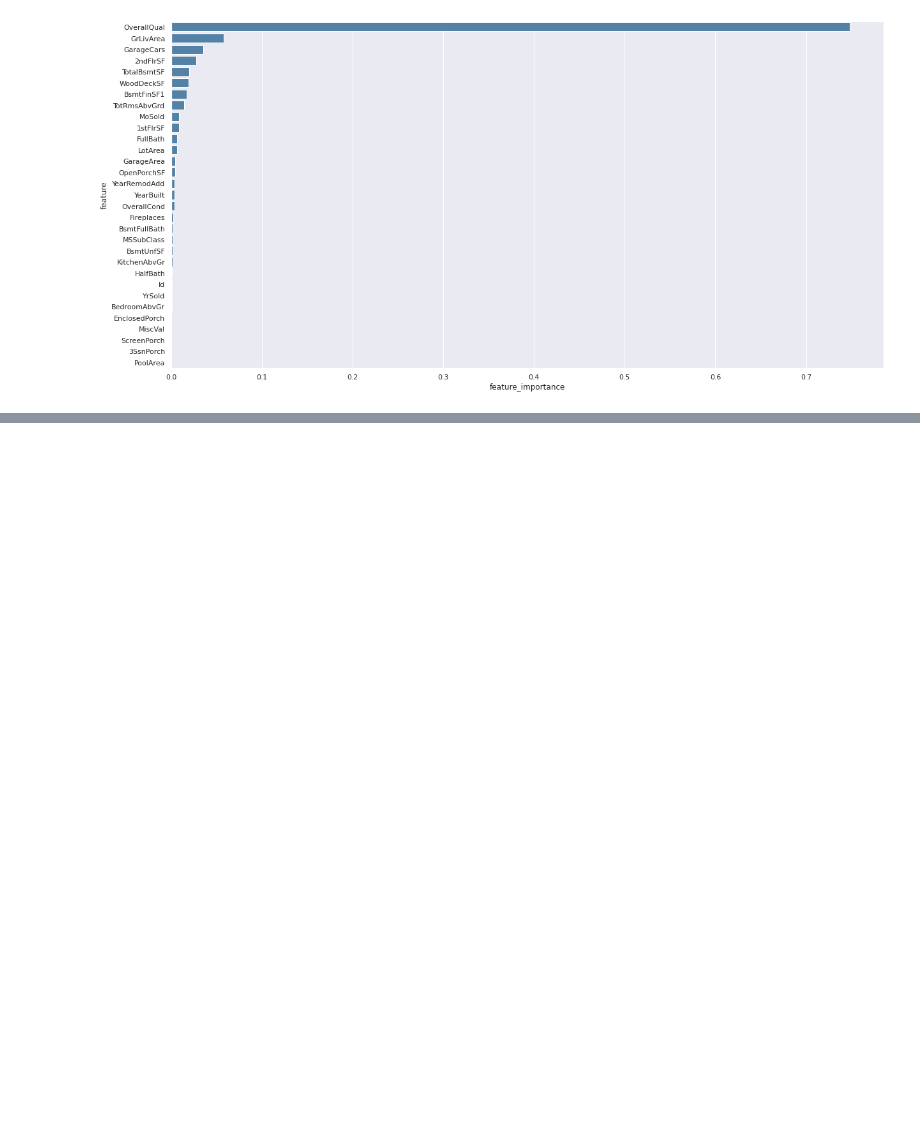
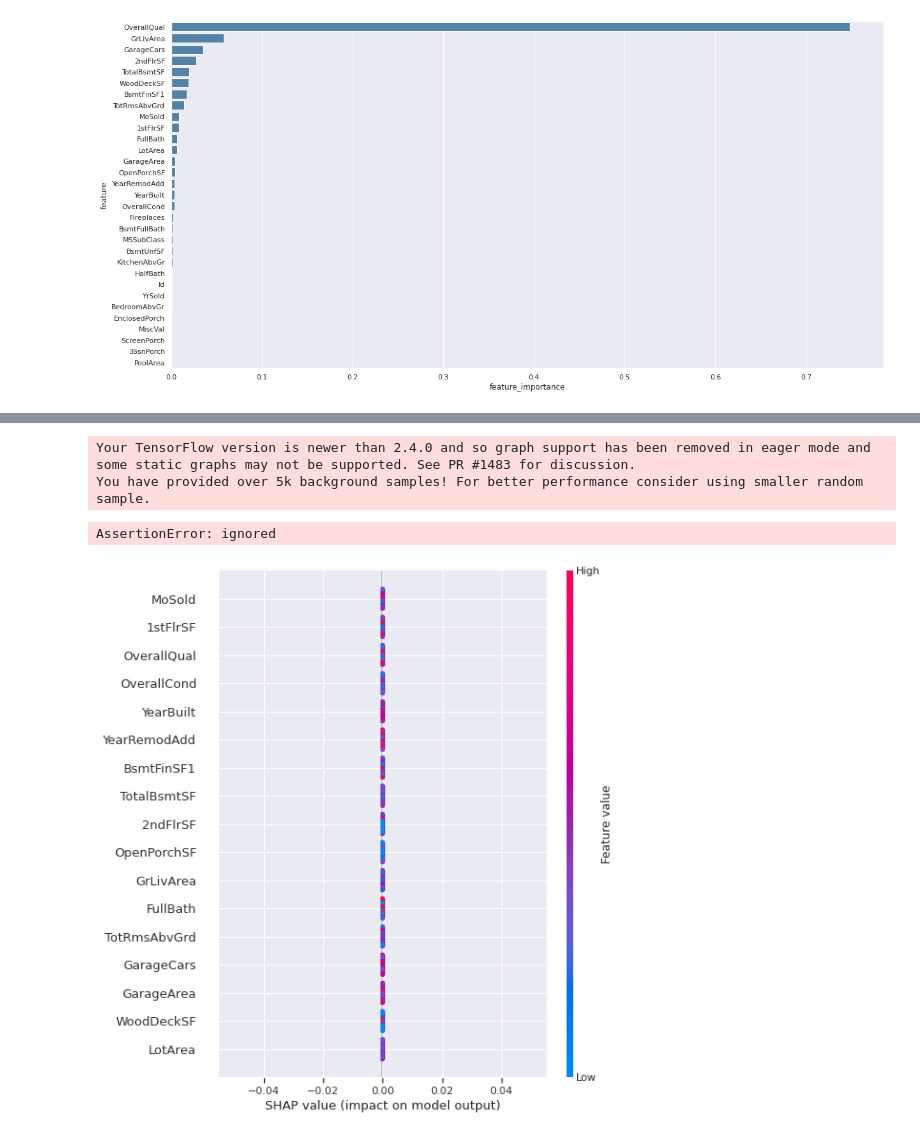
Before and after one commit to VascoBartolo/ML_project, a Jupyter notebook: ML_project.ipynb, the cells around one changed output, grey strips where cells are left out. Drawn from its saved outputs; the diff is of its cells as text; code cells hidden in the pictures; blank space fills up the shorter version.

```diff
--- a/ML_project.ipynb
+++ b/ML_project.ipynb
@@ -469,0 +661,20 @@ sns_feats = sns.barplot(x='feature_importance', y='feature', data=data_feat, ori
+# %%
+# Feature importance
+import shap
+
+# If there are too many samples in X_train, it will take a lot of computational resources to get the explainer.
+# We can sample data to use lesser data.
+# explainer = shap.DeepExplainer(model,  shap.sample(X_train,100))
+explainer = shap.DeepExplainer(model,  X_train)
+
+shap_values = explainer.shap_values(X_test)
+shap.summary_plot(shap_values, X_test, feature_names=x.columns)
+#Ignore warnings for now
+# %% [output]
+Your TensorFlow version is newer than 2.4.0 and so graph support has been removed in eager mode and some static graphs may not be supported. See PR #1483 for discussion.
+You have provided over 5k background samples! For better performance consider using smaller random sample.
+AssertionError: ignored
+# %%
+shap.summary_plot(shap_values[0], X_test, feature_names=x.columns)
+# %% [output]
+[figure, added]
```
Also changed, not shown: parts of 26 cells of this notebook.
